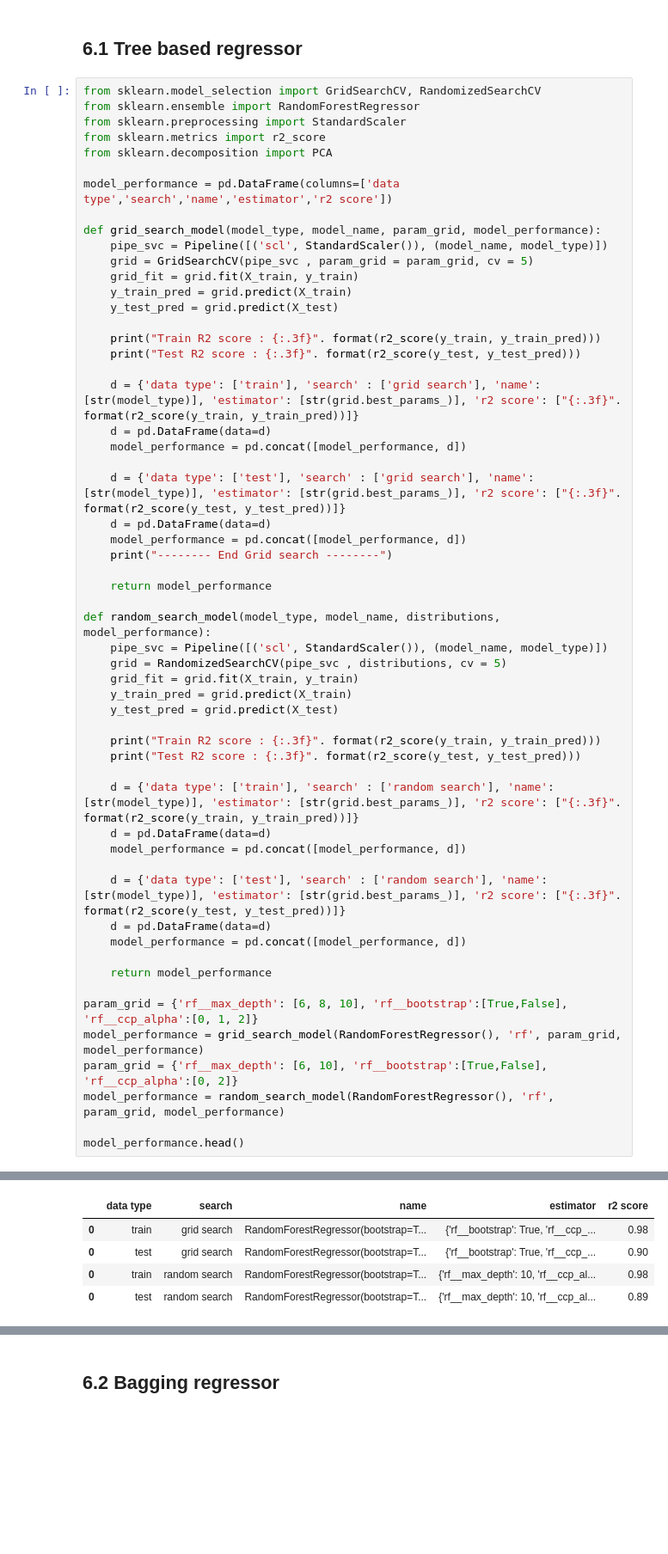
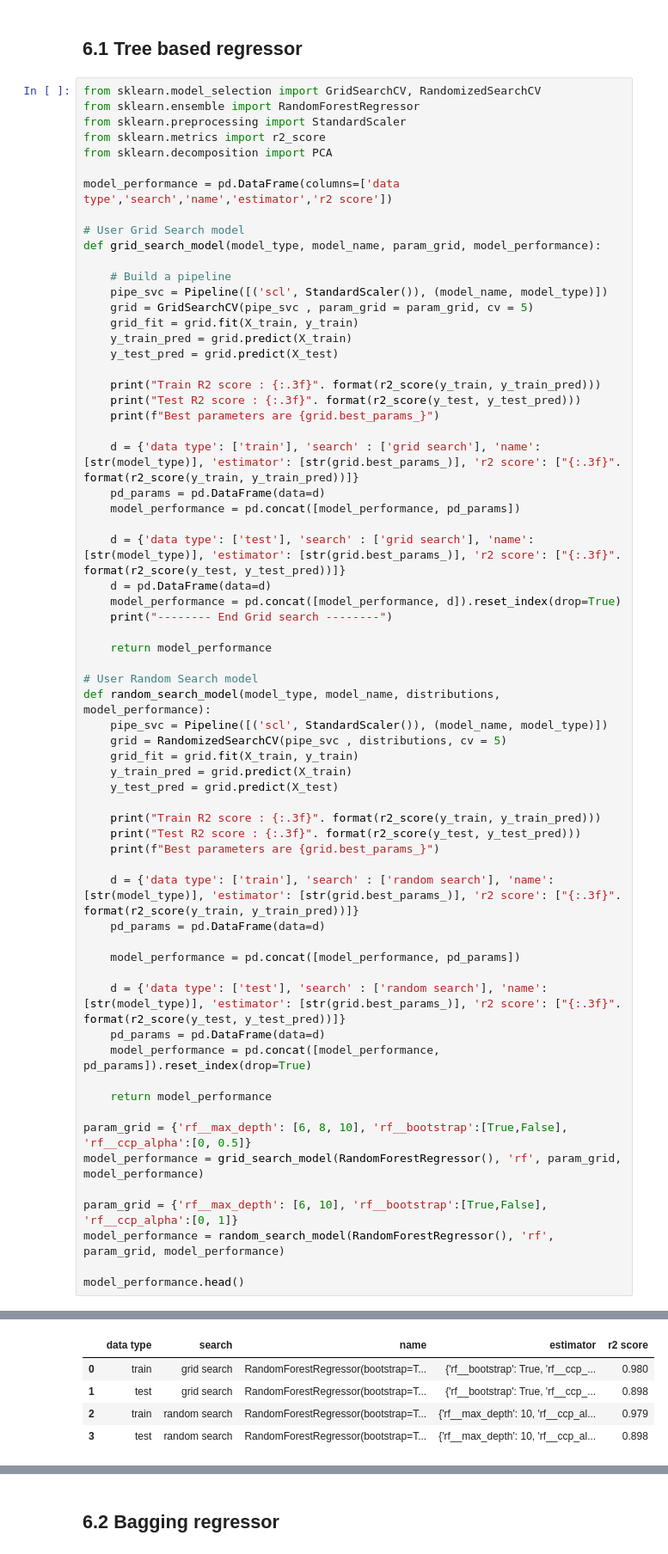
Before and after one commit to koksoon100/Project1, a Jupyter notebook: feature_engineering_submission.ipynb, the cells around one changed output, grey strips where cells are left out. Shown: that part at 86% size. Cells and saved outputs as stored; diff of their text form; blank space fills up the shorter version.

```diff
--- a/feature_engineering_submission.ipynb
+++ b/feature_engineering_submission.ipynb
@@ -428,7 +442,10 @@ from sklearn.decomposition import PCA
 
 model_performance = pd.DataFrame(columns=['data type','search','name','estimator','r2 score'])
 
+# User Grid Search model
 def grid_search_model(model_type, model_name, param_grid, model_performance):
+
+    # Build a pipeline
     pipe_svc = Pipeline([('scl', StandardScaler()), (model_name, model_type)])
     grid = GridSearchCV(pipe_svc , param_grid = param_grid, cv = 5)
     grid_fit = grid.fit(X_train, y_train)
@@ -437,18 +454,20 @@ def grid_search_model(model_type, model_name, param_grid, model_performance):
 
     print("Train R2 score : {:.3f}". format(r2_score(y_train, y_train_pred)))
     print("Test R2 score : {:.3f}". format(r2_score(y_test, y_test_pred)))
+    print(f"Best parameters are {grid.best_params_}")
 
     d = {'data type': ['train'], 'search' : ['grid search'], 'name': [str(model_type)], 'estimator': [str(grid.best_params_)], 'r2 score': ["{:.3f}". format(r2_score(y_train, y_train_pred))]}
-    d = pd.DataFrame(data=d)
-    model_performance = pd.concat([model_performance, d])
+    pd_params = pd.DataFrame(data=d)
+    model_performance = pd.concat([model_performance, pd_params])
 
     d = {'data type': ['test'], 'search' : ['grid search'], 'name': [str(model_type)], 'estimator': [str(grid.best_params_)], 'r2 score': ["{:.3f}". format(r2_score(y_test, y_test_pred))]}
     d = pd.DataFrame(data=d)
-    model_performance = pd.concat([model_performance, d])
+    model_performance = pd.concat([model_performance, d]).reset_index(drop=True)
     print("-------- End Grid search --------")
 
     return model_performance
 
+# User Random Search model
 def random_search_model(model_type, model_name, distributions, model_performance):
     pipe_svc = Pipeline([('scl', StandardScaler()), (model_name, model_type)])
     grid = RandomizedSearchCV(pipe_svc , distributions, cv = 5)
@@ -458,20 +477,23 @@ def random_search_model(model_type, model_name, distributions, model_performance
 
     print("Train R2 score : {:.3f}". format(r2_score(y_train, y_train_pred)))
     print("Test R2 score : {:.3f}". format(r2_score(y_test, y_test_pred)))
+    print(f"Best parameters are {grid.best_params_}")
 
     d = {'data type': ['train'], 'search' : ['random search'], 'name': [str(model_type)], 'estimator': [str(grid.best_params_)], 'r2 score': ["{:.3f}". format(r2_score(y_train, y_train_pred))]}
-    d = pd.DataFrame(data=d)
-    model_performance = pd.concat([model_performance, d])
+    pd_params = pd.DataFrame(data=d)
+
+    model_performance = pd.concat([model_performance, pd_params])
 
     d = {'data type': ['test'], 'search' : ['random search'], 'name': [str(model_type)], 'estimator': [str(grid.best_params_)], 'r2 score': ["{:.3f}". format(r2_score(y_test, y_test_pred))]}
-    d = pd.DataFrame(data=d)
-    model_performance = pd.concat([model_performance, d])
+    pd_params = pd.DataFrame(data=d)
+    model_performance = pd.concat([model_performance, pd_params]).reset_index(drop=True)
 
     return model_performance
 
-param_grid = {'rf__max_depth': [6, 8, 10], 'rf__bootstrap':[True,False], 'rf__ccp_alpha':[0, 1, 2]}
+param_grid = {'rf__max_depth': [6, 8, 10], 'rf__bootstrap':[True,False], 'rf__ccp_alpha':[0, 0.5]}
 model_performance = grid_search_model(RandomForestRegressor(), 'rf', param_grid, model_performance)
-param_grid = {'rf__max_depth': [6, 10], 'rf__bootstrap':[True,False], 'rf__ccp_alpha':[0, 2]}
+
+param_grid = {'rf__max_depth': [6, 10], 'rf__bootstrap':[True,False], 'rf__ccp_alpha':[0, 1]}
 model_performance = random_search_model(RandomForestRegressor(), 'rf', param_grid, model_performance)
 
 model_performance.head()
@@ -484,6 +508,6 @@ Test R2 score : 0.894
 |  | data type | search | name | estimator | r2 score |
-| 0 | train | grid search | RandomForestRegressor(bootstrap=T... | {'rf__bootstrap': True, 'rf__ccp_... | 0.98 |
-| 0 | test | grid search | RandomForestRegressor(bootstrap=T... | {'rf__bootstrap': True, 'rf__ccp_... | 0.90 |
-| 0 | train | random search | RandomForestRegressor(bootstrap=T... | {'rf__max_depth': 10, 'rf__ccp_al... | 0.98 |
-| 0 | test | random search | RandomForestRegressor(bootstrap=T... | {'rf__max_depth': 10, 'rf__ccp_al... | 0.89 |
+| 0 | train | grid search | RandomForestRegressor(bootstrap=T... | {'rf__bootstrap': True, 'rf__ccp_... | 0.980 |
+| 1 | test | grid search | RandomForestRegressor(bootstrap=T... | {'rf__bootstrap': True, 'rf__ccp_... | 0.898 |
+| 2 | train | random search | RandomForestRegressor(bootstrap=T... | {'rf__max_depth': 10, 'rf__ccp_al... | 0.979 |
+| 3 | test | random search | RandomForestRegressor(bootstrap=T... | {'rf__max_depth': 10, 'rf__ccp_al... | 0.898 |
 # %% [markdown]
```
Also changed, not shown: parts of 32 cells of this notebook.
